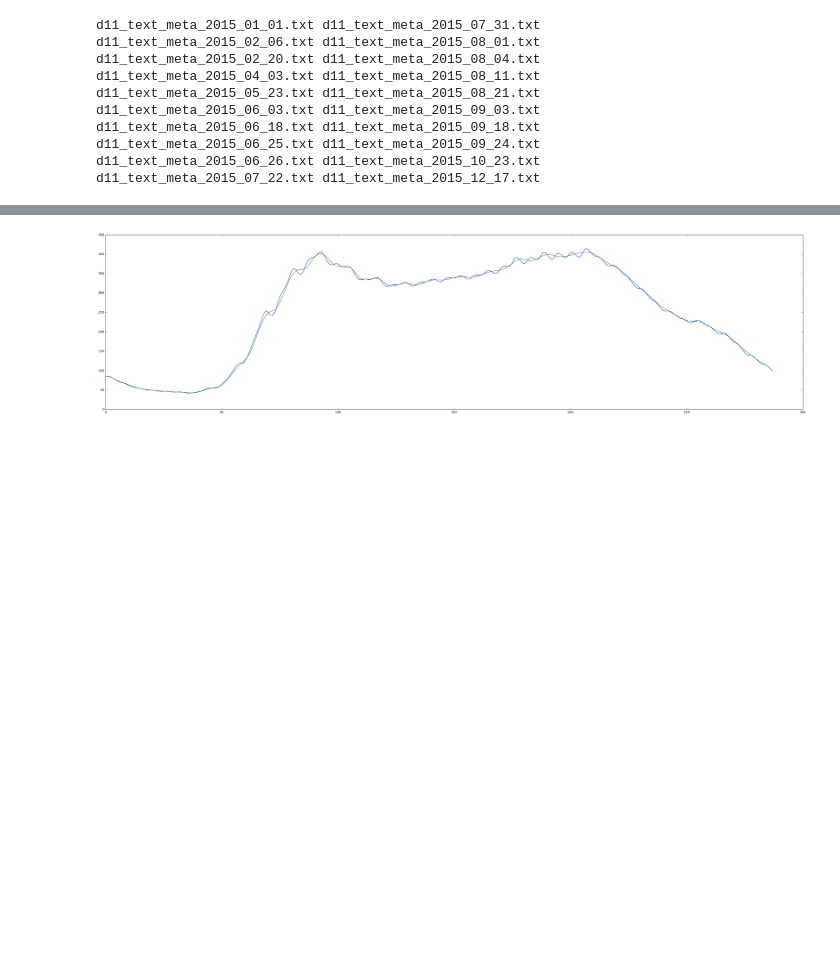
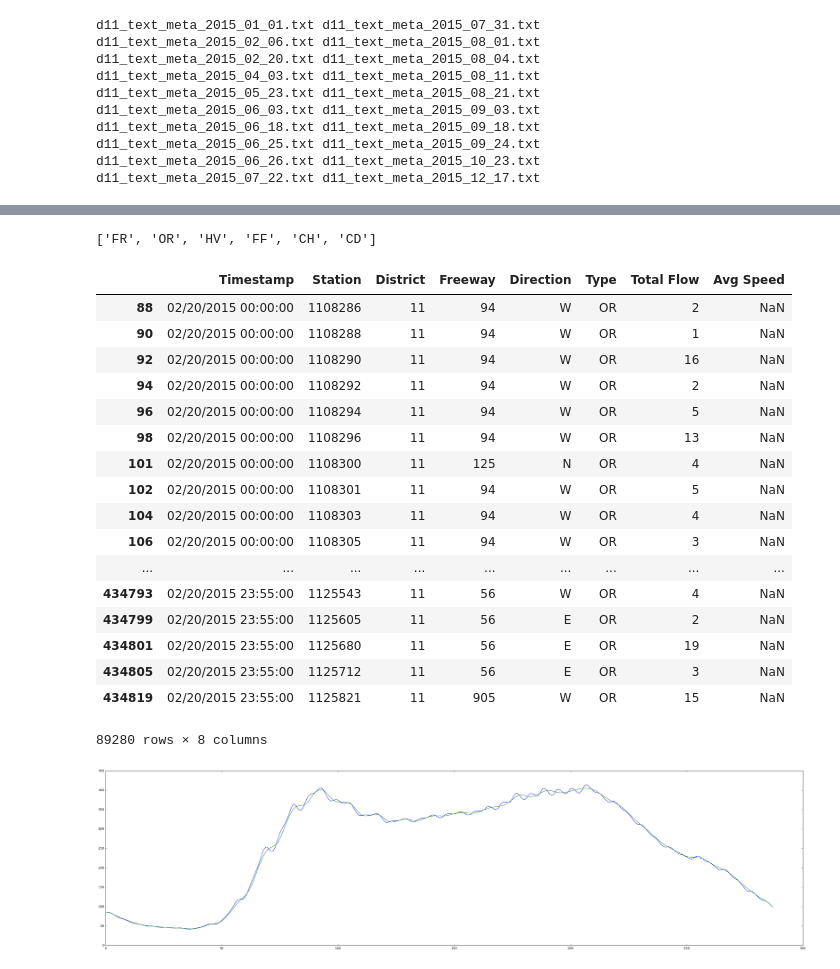
Before and after one commit to abrespect/DSE_Cohort2_Traffic_Capstone, a Jupyter notebook: C2 Exploratory/analyzeWigglesByStation.ipynb, the cells around one changed output, grey strips where cells are left out. Saved outputs shown, nothing was run; the diff lists cells and outputs as text; code cells hidden in the pictures; blank space fills up the shorter version.

```diff
--- a/C2 Exploratory/analyzeWigglesByStation.ipynb
+++ b/C2 Exploratory/analyzeWigglesByStation.ipynb
@@ -21,7 +21,8 @@ d11_text_meta_2015_07_22.txt d11_text_meta_2015_12_17.txt
 station_path = "../../d11_traffic_data/d11/d11_text_station_5min_2015_02_20.txt"
 meta_path = "../../d11_traffic_data/meta/d11/d11_text_meta_2015_02_20.txt"
 # %%
-station_5_min = pd.read_csv(station_path, usecols=[0,1,2,3,4,5,6,7,8,9,10,11], names=['Timestamp', 'ID', 'Station', 'District', 'Freeway No.', 'Direction of Travel', 'Lane Type', 'Station Length', 'Pct Observed', 'Total Flow', 'Avg Occupancy', 'Avg Speed'  ])
-station_5_min
-meta = pd.read_csv(meta_path, sep="\t")
-meta
+station_5_min = pd.read_csv(station_path, usecols=[0,1,2,3,4,5,9,11],
+                            names=['Timestamp', 'Station', 'District', 'Freeway','Direction', 'Type', 'Total Flow', 'Avg Speed'])
+
+#station_5_min = station_5_min.dropna()
+non_ml = station_5_min[station_5_min['Type'] != 'ML']
@@ -68,3 +29,30 @@ station_5_min
+# %%
+list(non_ml['Type'].unique())
+# %% [output]
+['FR', 'OR', 'HV', 'FF', 'CH', 'CD']
+# %%
+for a in ['FR', 'OR']:
+    station_metrics = station_5_min[station_5_min['Type'] == a]
+station_metrics
+# %% [output]
+|  | Timestamp | Station | District | Freeway | Direction | Type | Total Flow | Avg Speed |
+| 88 | 02/20/2015 00:00:00 | 1108286 | 11 | 94 | W | OR | 2 | NaN |
+| 90 | 02/20/2015 00:00:00 | 1108288 | 11 | 94 | W | OR | 1 | NaN |
+| 92 | 02/20/2015 00:00:00 | 1108290 | 11 | 94 | W | OR | 16 | NaN |
+| 94 | 02/20/2015 00:00:00 | 1108292 | 11 | 94 | W | OR | 2 | NaN |
+| 96 | 02/20/2015 00:00:00 | 1108294 | 11 | 94 | W | OR | 5 | NaN |
+| 98 | 02/20/2015 00:00:00 | 1108296 | 11 | 94 | W | OR | 13 | NaN |
+| 101 | 02/20/2015 00:00:00 | 1108300 | 11 | 125 | N | OR | 4 | NaN |
+| 102 | 02/20/2015 00:00:00 | 1108301 | 11 | 94 | W | OR | 5 | NaN |
+| 104 | 02/20/2015 00:00:00 | 1108303 | 11 | 94 | W | OR | 4 | NaN |
+| 106 | 02/20/2015 00:00:00 | 1108305 | 11 | 94 | W | OR | 3 | NaN |
+| ... | ... | ... | ... | ... | ... | ... | ... | ... |
+| 434793 | 02/20/2015 23:55:00 | 1125543 | 11 | 56 | W | OR | 4 | NaN |
+| 434799 | 02/20/2015 23:55:00 | 1125605 | 11 | 56 | E | OR | 2 | NaN |
+| 434801 | 02/20/2015 23:55:00 | 1125680 | 11 | 56 | E | OR | 19 | NaN |
+| 434805 | 02/20/2015 23:55:00 | 1125712 | 11 | 56 | E | OR | 3 | NaN |
+| 434819 | 02/20/2015 23:55:00 | 1125821 | 11 | 905 | W | OR | 15 | NaN |
+89280 rows × 8 columns
 # %%
 mvpath = '../final/data/weekday/total_flow_weekday_mean_vector.pivot_2009_grouping_pca_tmp.csv'
 
```
Also changed, not shown: parts of 2 cells of this notebook.
